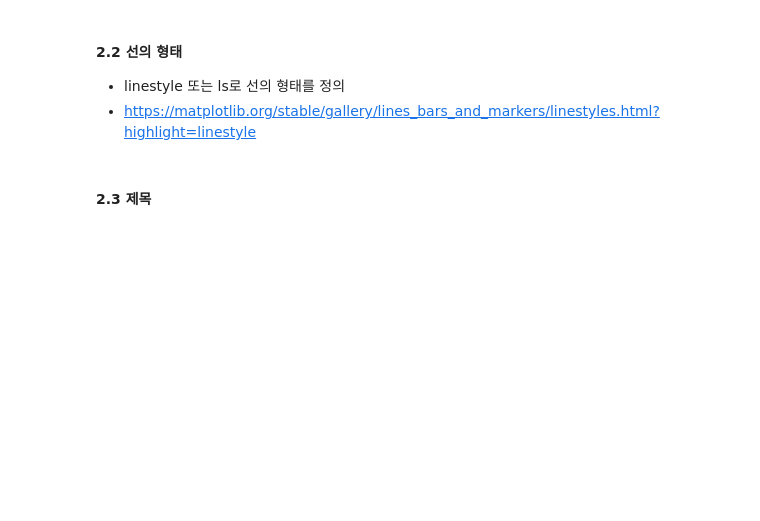
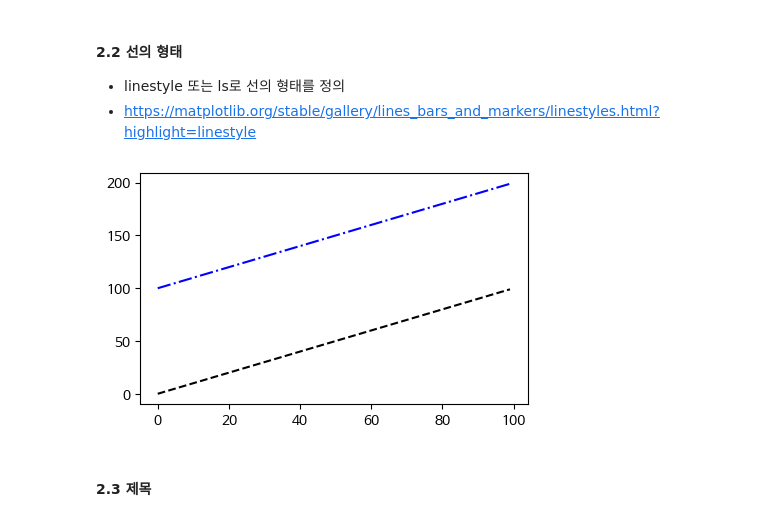
Before and after one commit to Joyschool/dataAnalysis, a Jupyter notebook: 2_데이터분석_02_라이브러리_Matplotlib_실습.ipynb, the cells around one changed output. Saved outputs shown, nothing was run; the diff lists cells and outputs as text; code cells hidden in the pictures; blank space fills up the shorter version.

```diff
--- a/2_데이터분석_02_라이브러리_Matplotlib_실습.ipynb
+++ b/2_데이터분석_02_라이브러리_Matplotlib_실습.ipynb
@@ -242,8 +294,20 @@ plt.show()
 # %%
 # 그래프 크기 설정
+plt.rcParams['figure.figsize'] = (4, 3)
 # %% [markdown]
 #### 2.2 선의 형태
 - linestyle 또는 ls로 선의 형태를 정의
 - https://matplotlib.org/stable/gallery/lines_bars_and_markers/linestyles.html?highlight=linestyle
+# %%
+X = range(100)
+Y1 = [x for x in X ]
+Y2 = [x+100 for x in X ]
+
+plt.plot(X, Y1, c='#000000', linestyle='dashed' )
+plt.plot(X, Y2, c='b', ls='dashdot' )
+
+plt.show()
+# %% [output]
+[figure, added]
 # %% [markdown]
 #### 2.3 제목
```
Also changed, not shown: parts of 52 cells of this notebook.
